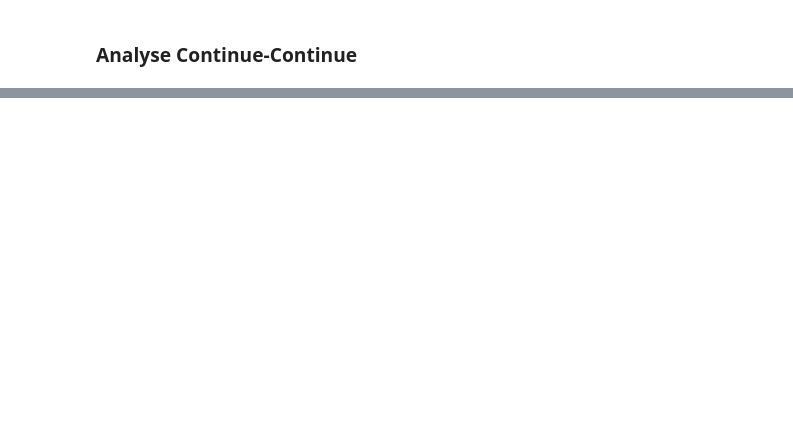
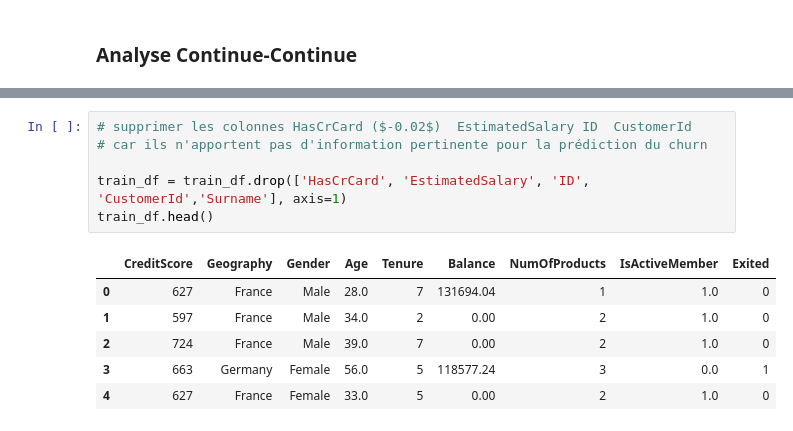
Before and after one commit to kenzakab16/classification-bank-churn, a Jupyter notebook: projets/classification-bank-churn.ipynb, the cells around one changed output, grey strips where cells are left out. Drawn from its saved outputs; the diff is of its cells as text; blank space fills up the shorter version.

```diff
--- a/projets/classification-bank-churn.ipynb
+++ b/projets/classification-bank-churn.ipynb
@@ -160,0 +254,13 @@ plt.show()
+# %%
+# supprimer les colonnes HasCrCard ($-0.02$)  EstimatedSalary ID  CustomerId
+# car ils n'apportent pas d'information pertinente pour la prédiction du churn
+
+train_df = train_df.drop(['HasCrCard', 'EstimatedSalary', 'ID', 'CustomerId','Surname'], axis=1)
+train_df.head()
+# %% [output]
+|  | CreditScore | Geography | Gender | Age | Tenure | Balance | NumOfProducts | IsActiveMember | Exited |
+| 0 | 627 | France | Male | 28.0 | 7 | 131694.04 | 1 | 1.0 | 0 |
+| 1 | 597 | France | Male | 34.0 | 2 | 0.00 | 2 | 1.0 | 0 |
+| 2 | 724 | France | Male | 39.0 | 7 | 0.00 | 2 | 1.0 | 0 |
+| 3 | 663 | Germany | Female | 56.0 | 5 | 118577.24 | 3 | 0.0 | 1 |
+| 4 | 627 | France | Female | 33.0 | 5 | 0.00 | 2 | 1.0 | 0 |
```
Also changed, not shown: parts of 9 cells of this notebook.
